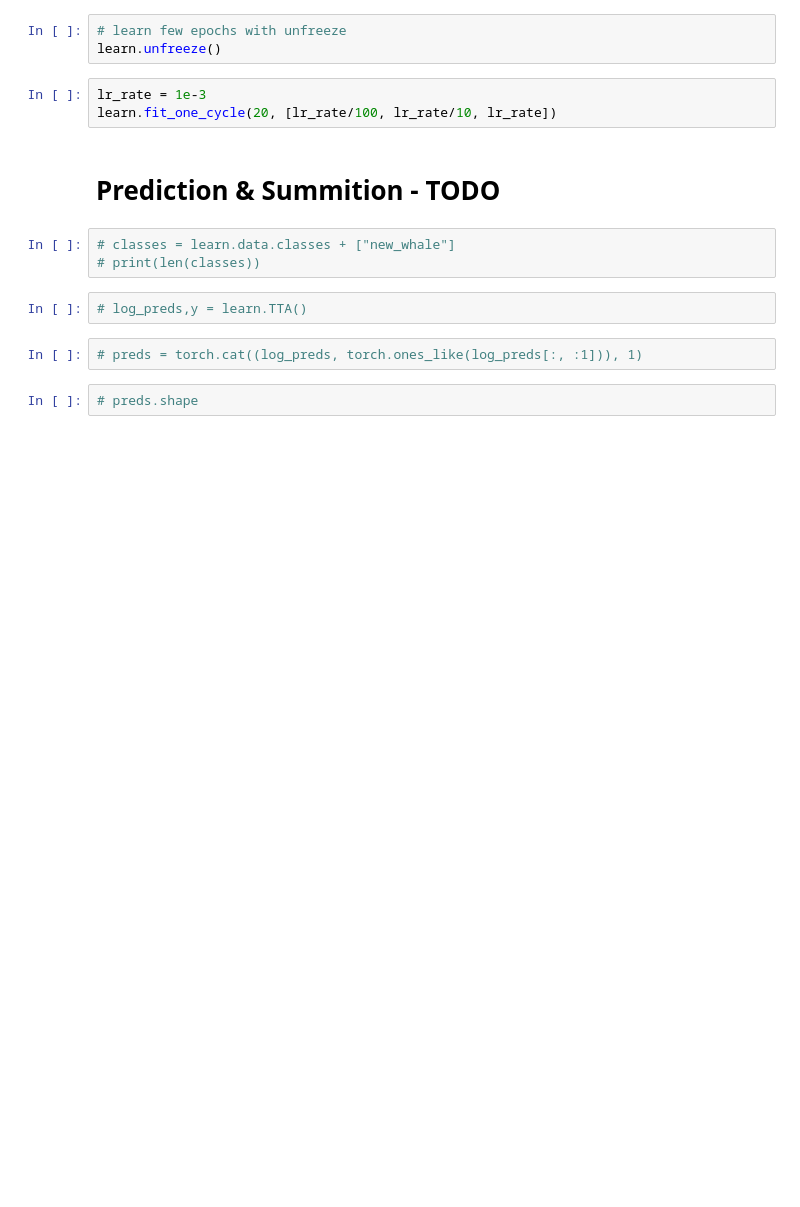
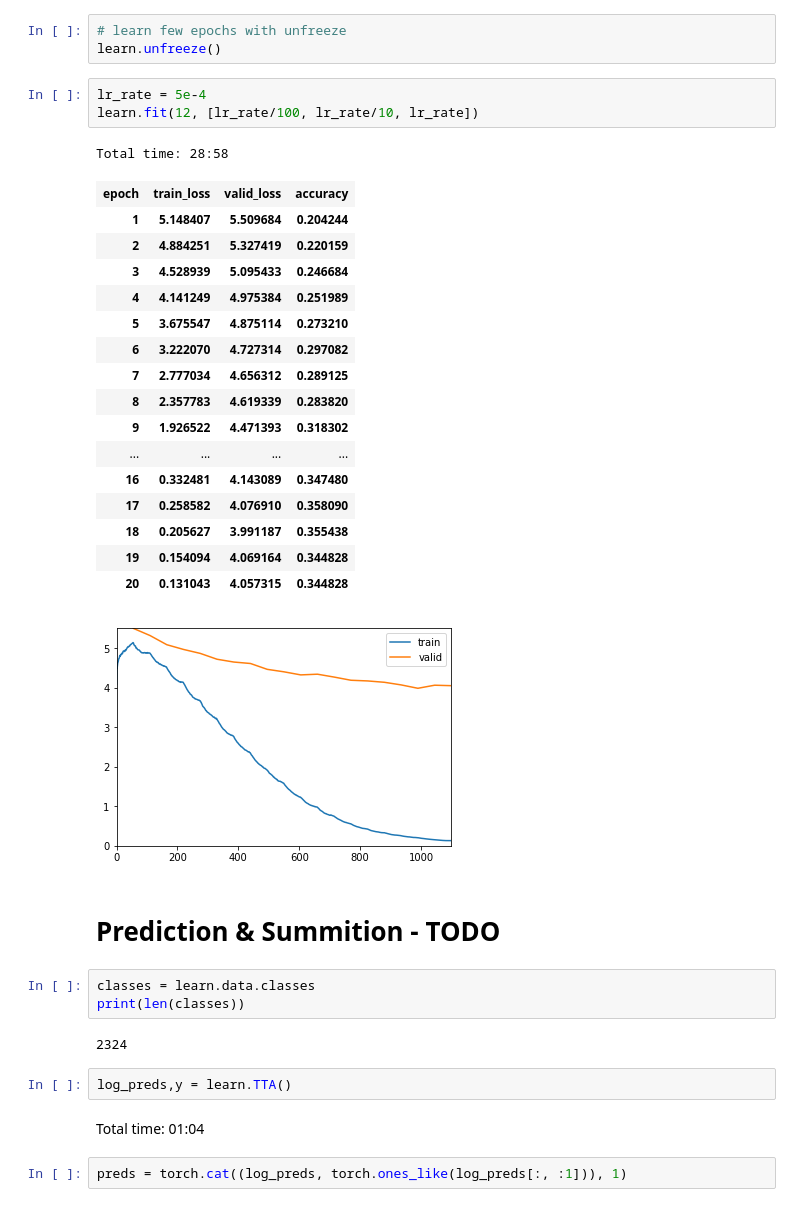
Before and after one commit to Barteus/kaggles, a Jupyter notebook: whales/whales-2.ipynb, the cells around one changed output. Cells and saved outputs as stored; diff of their text form; blank space fills up the shorter version.

```diff
--- a/whales/whales-2.ipynb
+++ b/whales/whales-2.ipynb
@@ -147,16 +150,37 @@ learn.fit_one_cycle(10, 1e-2)
 # learn few epochs with unfreeze
 learn.unfreeze()
 # %%
-lr_rate = 1e-3
-learn.fit_one_cycle(20, [lr_rate/100, lr_rate/10, lr_rate])
+lr_rate = 5e-4
+learn.fit(12, [lr_rate/100, lr_rate/10, lr_rate])
+# %% [output]
+Total time: 28:58
+| epoch | train_loss | valid_loss | accuracy |
+| 1 | 5.148407 | 5.509684 | 0.204244 |
+| 2 | 4.884251 | 5.327419 | 0.220159 |
+| 3 | 4.528939 | 5.095433 | 0.246684 |
+| 4 | 4.141249 | 4.975384 | 0.251989 |
+| 5 | 3.675547 | 4.875114 | 0.273210 |
+| 6 | 3.222070 | 4.727314 | 0.297082 |
+| 7 | 2.777034 | 4.656312 | 0.289125 |
+| 8 | 2.357783 | 4.619339 | 0.283820 |
+| 9 | 1.926522 | 4.471393 | 0.318302 |
+| ... | ... | ... | ... |
+| 16 | 0.332481 | 4.143089 | 0.347480 |
+| 17 | 0.258582 | 4.076910 | 0.358090 |
+| 18 | 0.205627 | 3.991187 | 0.355438 |
+| 19 | 0.154094 | 4.069164 | 0.344828 |
+| 20 | 0.131043 | 4.057315 | 0.344828 |
+[figure, added]
 # %% [markdown]
 # Prediction & Summition - TODO
 # %%
-# classes = learn.data.classes + ["new_whale"]
-# print(len(classes))
+classes = learn.data.classes
+print(len(classes))
+# %% [output]
+2324
 # %%
-# log_preds,y = learn.TTA()
+log_preds,y = learn.TTA()
+# %% [output]
+Total time: 01:04
 # %%
-# preds = torch.cat((log_preds, torch.ones_like(log_preds[:, :1])), 1)
+preds = torch.cat((log_preds, torch.ones_like(log_preds[:, :1])), 1)
-# %%
-# preds.shape
```
Also changed, not shown: parts of 20 cells of this notebook, 1 other file.
